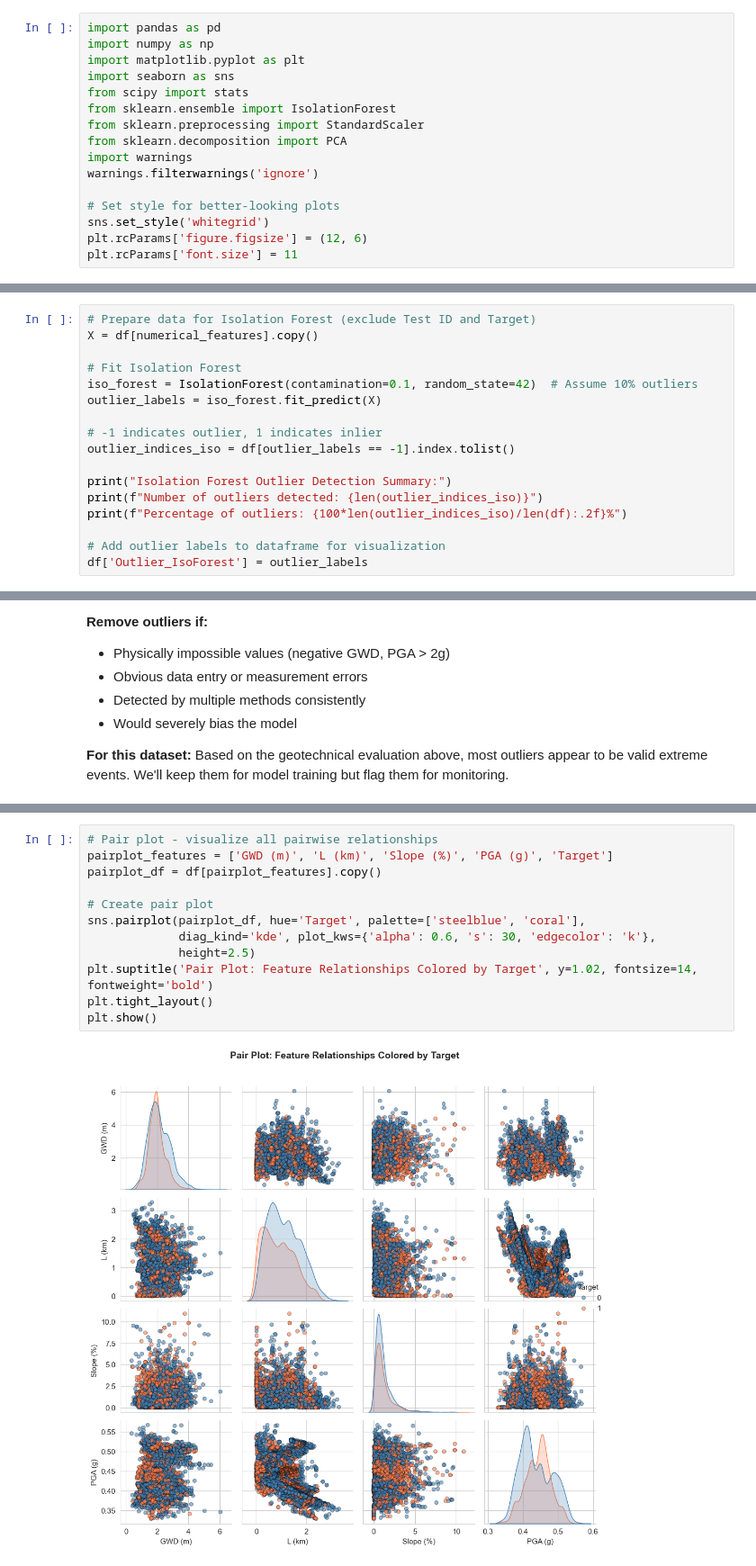
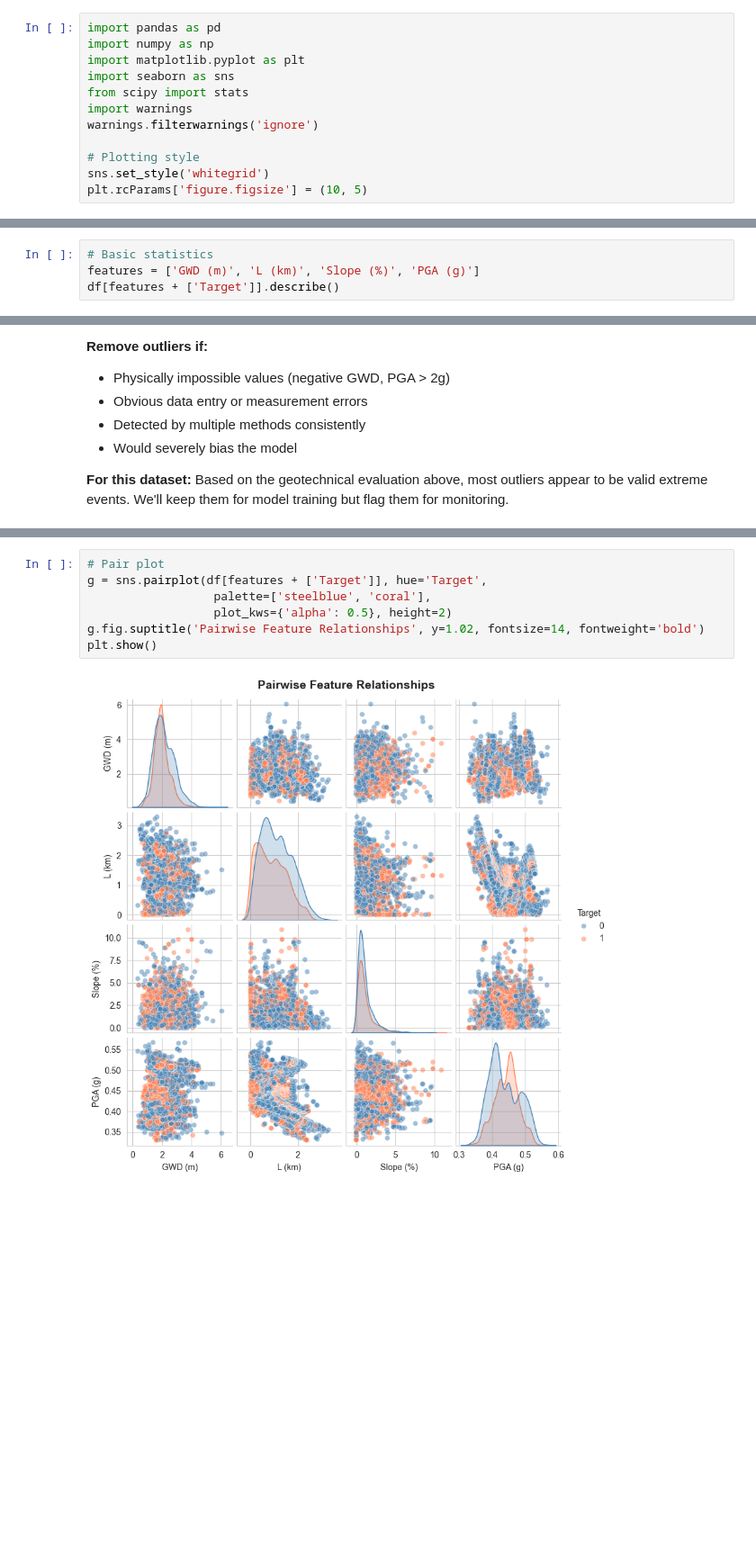
Before and after one commit to kks32-courses/ai-geotech, a Jupyter notebook: docs/00-mlp-dtree/00-eda-liquefaction.ipynb, the cells around one changed output, grey strips where cells are left out. Shown at 90% size. Saved outputs shown, nothing was run; the diff lists cells and outputs as text; blank space fills up the shorter version.

Commit message:
Data Analysis

```diff
--- a/docs/00-mlp-dtree/00-eda-liquefaction.ipynb
+++ b/docs/00-mlp-dtree/00-eda-liquefaction.ipynb
@@ -51,14 +65,10 @@ import numpy as np
 import matplotlib.pyplot as plt
 import seaborn as sns
 from scipy import stats
-from sklearn.ensemble import IsolationForest
-from sklearn.preprocessing import StandardScaler
-from sklearn.decomposition import PCA
 import warnings
 warnings.filterwarnings('ignore')
 
-# Set style for better-looking plots
+# Plotting style
 sns.set_style('whitegrid')
-plt.rcParams['figure.figsize'] = (12, 6)
-plt.rcParams['font.size'] = 11
+plt.rcParams['figure.figsize'] = (10, 5)
 # %%
@@ -119,0 +107,4 @@ df.describe()
+# %%
+# Basic statistics
+features = ['GWD (m)', 'L (km)', 'Slope (%)', 'PGA (g)']
+df[features + ['Target']].describe()
@@ -528,17 +254,0 @@ Isolation Forest is a machine learning algorithm for anomaly detection. It isola
-# %%
-# Prepare data for Isolation Forest (exclude Test ID and Target)
-X = df[numerical_features].copy()
-
-# Fit Isolation Forest
-iso_forest = IsolationForest(contamination=0.1, random_state=42)  # Assume 10% outliers
-outlier_labels = iso_forest.fit_predict(X)
-
-# -1 indicates outlier, 1 indicates inlier
-outlier_indices_iso = df[outlier_labels == -1].index.tolist()
-
-print("Isolation Forest Outlier Detection Summary:")
-print(f"Number of outliers detected: {len(outlier_indices_iso)}")
-print(f"Percentage of outliers: {100*len(outlier_indices_iso)/len(df):.2f}%")
-
-# Add outlier labels to dataframe for visualization
-df['Outlier_IsoForest'] = outlier_labels
@@ -718,14 +576,9 @@ PGA (g)         5737202.00      1.35e-16        ***
 # %%
-# Pair plot - visualize all pairwise relationships
-pairplot_features = ['GWD (m)', 'L (km)', 'Slope (%)', 'PGA (g)', 'Target']
-pairplot_df = df[pairplot_features].copy()
-
-# Create pair plot
-sns.pairplot(pairplot_df, hue='Target', palette=['steelblue', 'coral'],
-             diag_kind='kde', plot_kws={'alpha': 0.6, 's': 30, 'edgecolor': 'k'},
-             height=2.5)
-plt.suptitle('Pair Plot: Feature Relationships Colored by Target', y=1.02, fontsize=14, fontweight='bold')
-plt.tight_layout()
+# Pair plot
+g = sns.pairplot(df[features + ['Target']], hue='Target',
+                  palette=['steelblue', 'coral'],
+                  plot_kws={'alpha': 0.5}, height=2)
+g.fig.suptitle('Pairwise Feature Relationships', y=1.02, fontsize=14, fontweight='bold')
 plt.show()
 # %% [output]
-[figure, old version]
+[figure, new version]
```
Also changed, not shown: parts of 74 cells of this notebook, 2 other files.
